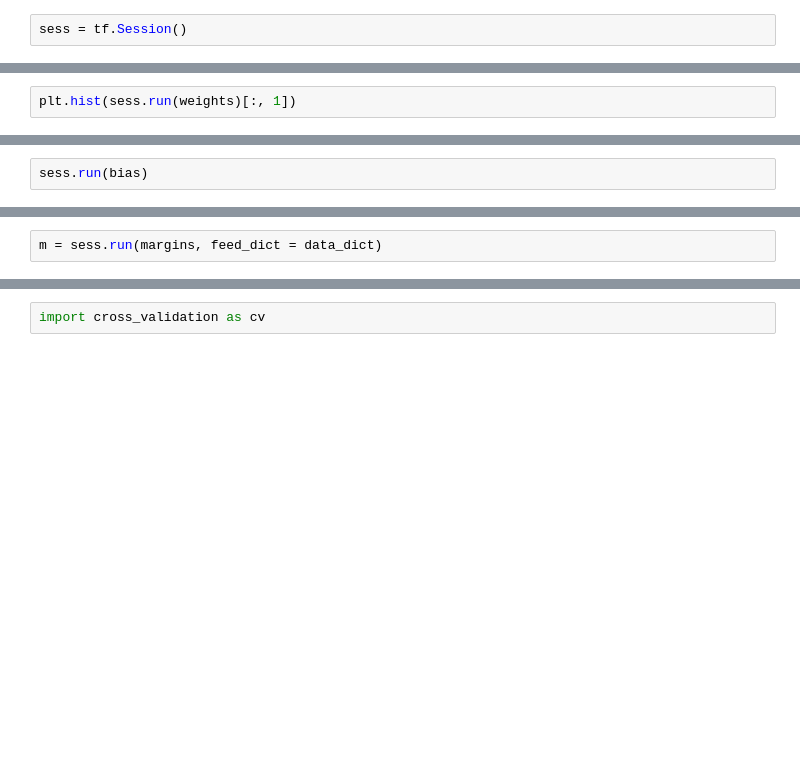
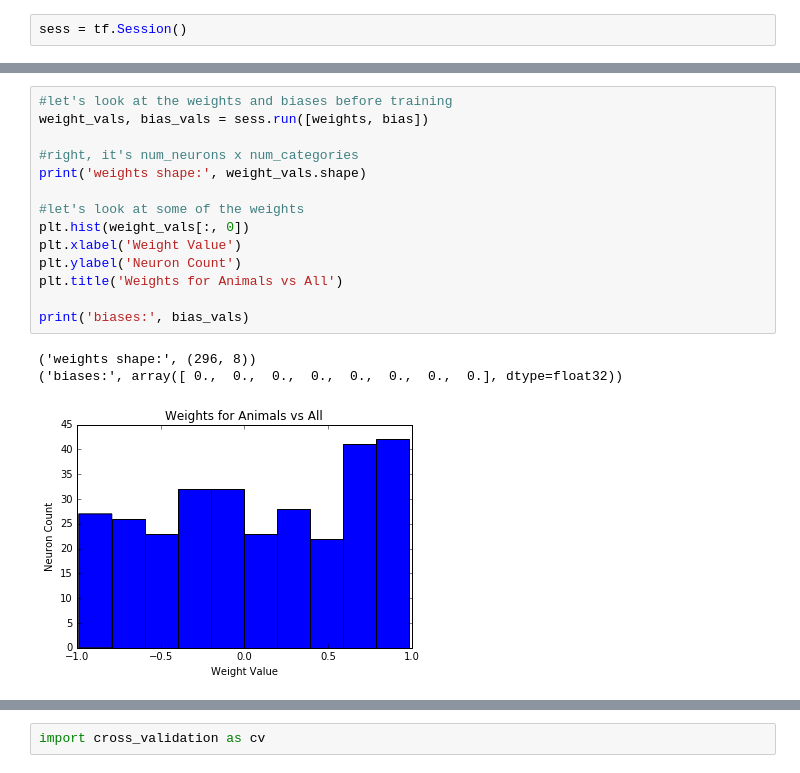
Before and after one commit to neuroailab/psych253, a Jupyter notebook: Lecture10.ipynb, the cells around one changed output, grey strips where cells are left out. Cells and saved outputs as stored; diff of their text form; blank space fills up the shorter version.

```diff
--- a/Lecture10.ipynb
+++ b/Lecture10.ipynb
@@ -143,2 +47,0 @@ plt.plot(losses)
-# %%
-plt.hist(sess.run(weights)[:, 1])
@@ -152,2 +47,0 @@ plt.hist(sess.run(weights)[:, 1])
-# %%
-sess.run(bias)
@@ -157,2 +47,0 @@ array([-5.50573206, -5.80927515, -5.70845461, -6.09327555, -5.8724699 ,
-# %%
-m = sess.run(margins, feed_dict = data_dict)
@@ -426,0 +147,18 @@ plt.plot(cls.losses)
+# %%
+#let's look at the weights and biases before training
+weight_vals, bias_vals = sess.run([weights, bias])
+
+#right, it's num_neurons x num_categories
+print('weights shape:', weight_vals.shape)
+
+#let's look at some of the weights
+plt.hist(weight_vals[:, 0])
+plt.xlabel('Weight Value')
+plt.ylabel('Neuron Count')
+plt.title('Weights for Animals vs All')
+
+print('biases:', bias_vals)
+# %% [output]
+('weights shape:', (296, 8))
+('biases:', array([ 0.,  0.,  0.,  0.,  0.,  0.,  0.,  0.], dtype=float32))
+[figure, added]
```
Also changed, not shown: parts of 64 cells of this notebook, 1 other file.
